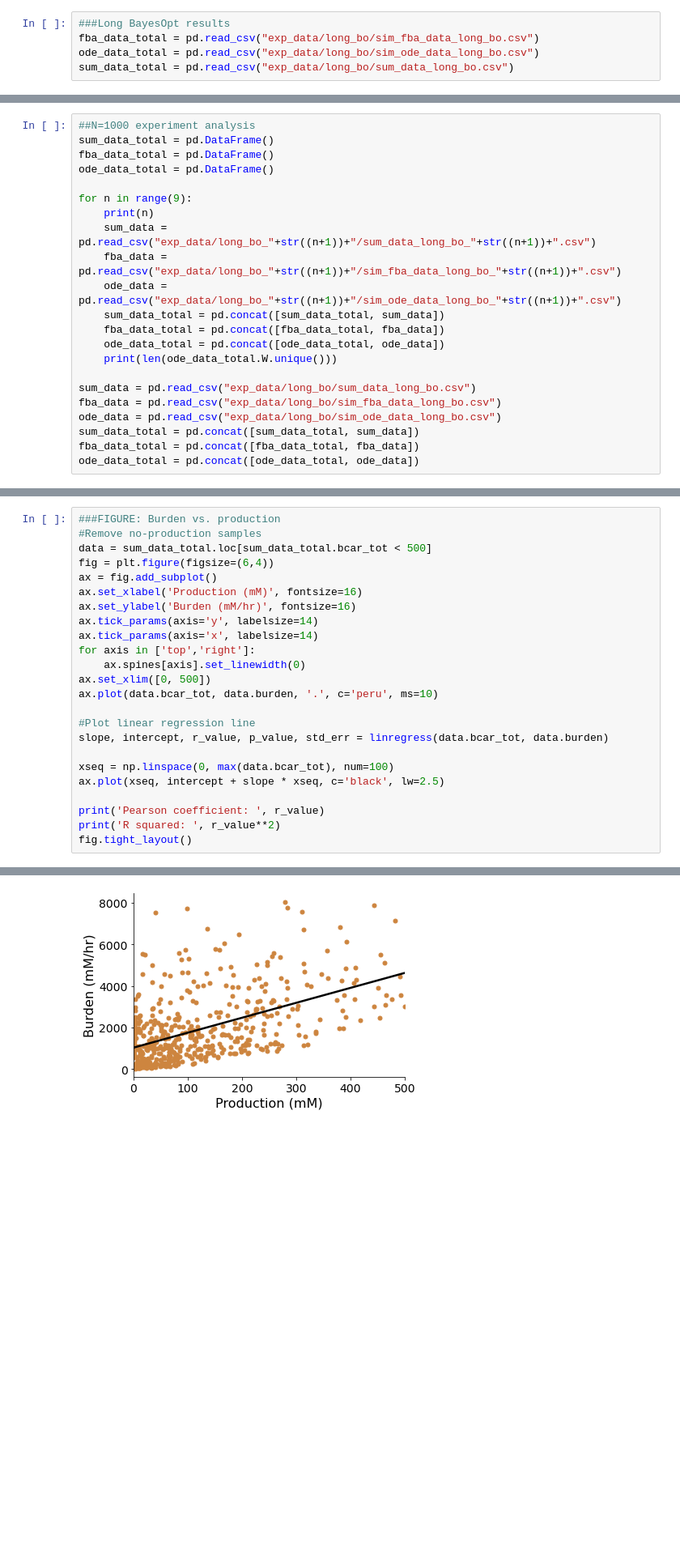
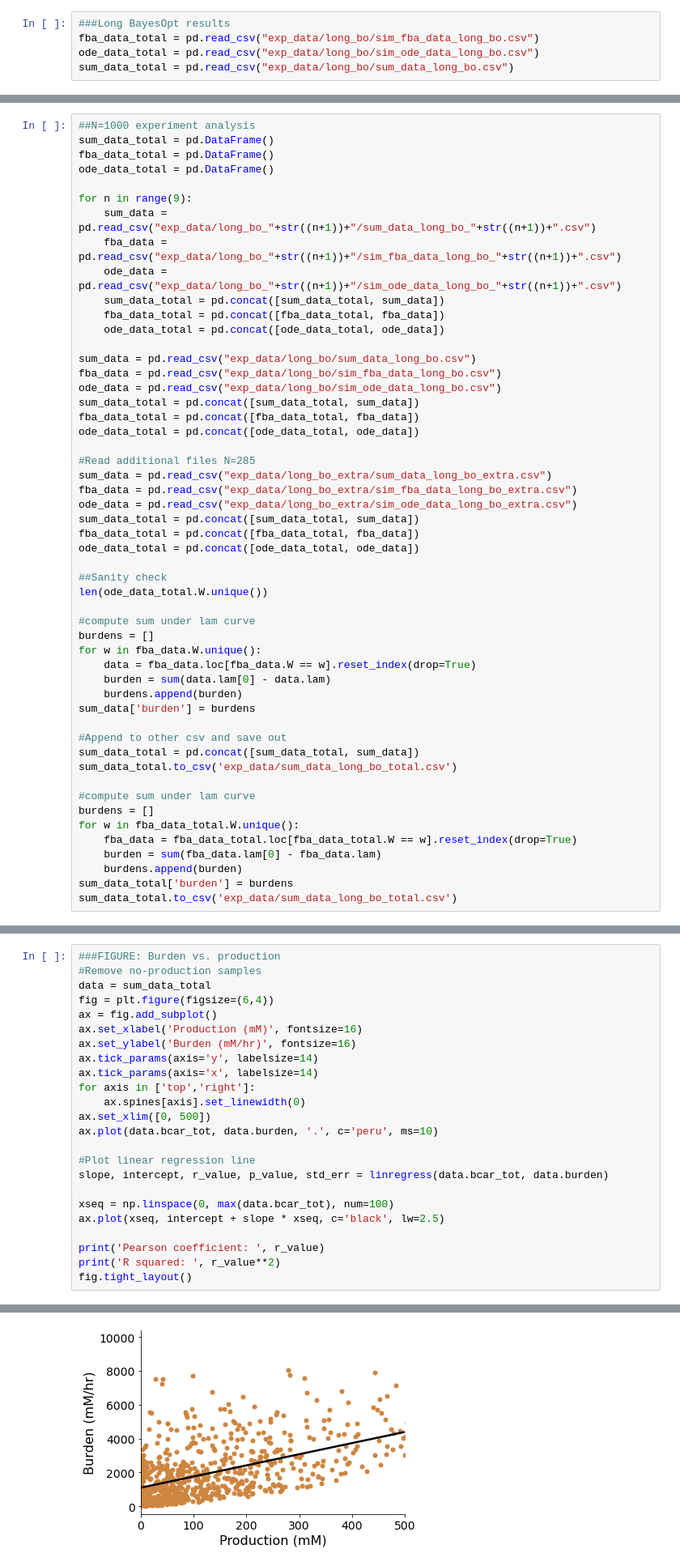
Before and after one commit to cjmerzbacher/joint-simulator, a Jupyter notebook: beta_carotene/bcar_viz.ipynb, the cells around one changed output, grey strips where cells are left out. Shown at 81% size. Cells and saved outputs as stored; diff of their text form; blank space fills up the shorter version.

```diff
--- a/beta_carotene/bcar_viz.ipynb
+++ b/beta_carotene/bcar_viz.ipynb
@@ -270,14 +270,12 @@ fba_data_total = pd.DataFrame()
 ode_data_total = pd.DataFrame()
 
 for n in range(9):
-    print(n)
     sum_data = pd.read_csv("exp_data/long_bo_"+str((n+1))+"/sum_data_long_bo_"+str((n+1))+".csv")
     fba_data = pd.read_csv("exp_data/long_bo_"+str((n+1))+"/sim_fba_data_long_bo_"+str((n+1))+".csv")
     ode_data = pd.read_csv("exp_data/long_bo_"+str((n+1))+"/sim_ode_data_long_bo_"+str((n+1))+".csv")
     sum_data_total = pd.concat([sum_data_total, sum_data])
     fba_data_total = pd.concat([fba_data_total, fba_data])
     ode_data_total = pd.concat([ode_data_total, ode_data])
-    print(len(ode_data_total.W.unique()))
 
 sum_data = pd.read_csv("exp_data/long_bo/sum_data_long_bo.csv")
 fba_data = pd.read_csv("exp_data/long_bo/sim_fba_data_long_bo.csv")
@@ -285,6 +283,38 @@ ode_data = pd.read_csv("exp_data/long_bo/sim_ode_data_long_bo.csv")
 sum_data_total = pd.concat([sum_data_total, sum_data])
 fba_data_total = pd.concat([fba_data_total, fba_data])
 ode_data_total = pd.concat([ode_data_total, ode_data])
+
+#Read additional files N=285
+sum_data = pd.read_csv("exp_data/long_bo_extra/sum_data_long_bo_extra.csv")
+fba_data = pd.read_csv("exp_data/long_bo_extra/sim_fba_data_long_bo_extra.csv")
+ode_data = pd.read_csv("exp_data/long_bo_extra/sim_ode_data_long_bo_extra.csv")
+sum_data_total = pd.concat([sum_data_total, sum_data])
+fba_data_total = pd.concat([fba_data_total, fba_data])
+ode_data_total = pd.concat([ode_data_total, ode_data])
+
+##Sanity check
+len(ode_data_total.W.unique())
+
+#compute sum under lam curve
+burdens = []
+for w in fba_data.W.unique():
+    data = fba_data.loc[fba_data.W == w].reset_index(drop=True)
+    burden = sum(data.lam[0] - data.lam)
+    burdens.append(burden)
+sum_data['burden'] = burdens
+
+#Append to other csv and save out
+sum_data_total = pd.concat([sum_data_total, sum_data])
+sum_data_total.to_csv('exp_data/sum_data_long_bo_total.csv')
+
+#compute sum under lam curve
+burdens = []
+for w in fba_data_total.W.unique():
+    fba_data = fba_data_total.loc[fba_data_total.W == w].reset_index(drop=True)
+    burden = sum(fba_data.lam[0] - fba_data.lam)
+    burdens.append(burden)
+sum_data_total['burden'] = burdens
+sum_data_total.to_csv('exp_data/sum_data_long_bo_total.csv')
 # %% [output]
 0
 50
@@ -322,7 +337,7 @@ sum_data_total.to_csv('exp_data/sum_data_long_bo_total.csv')
 # %%
 ###FIGURE: Burden vs. production
 #Remove no-production samples
-data = sum_data_total.loc[sum_data_total.bcar_tot < 500]
+data = sum_data_total
 fig = plt.figure(figsize=(6,4))
 ax = fig.add_subplot()
 ax.set_xlabel('Production (mM)', fontsize=16)
@@ -349 +364 @@ R squared:  0.31859815465669433
-[figure, old version]
+[figure, new version]
```
Also changed, not shown: parts of 6 cells of this notebook, 6 other files.
